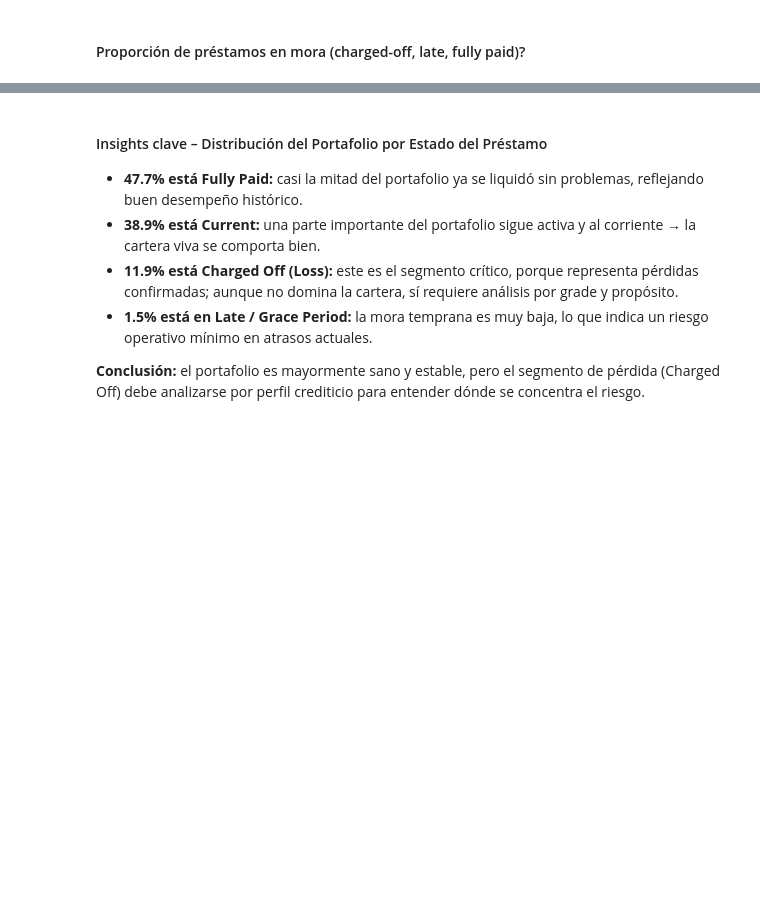
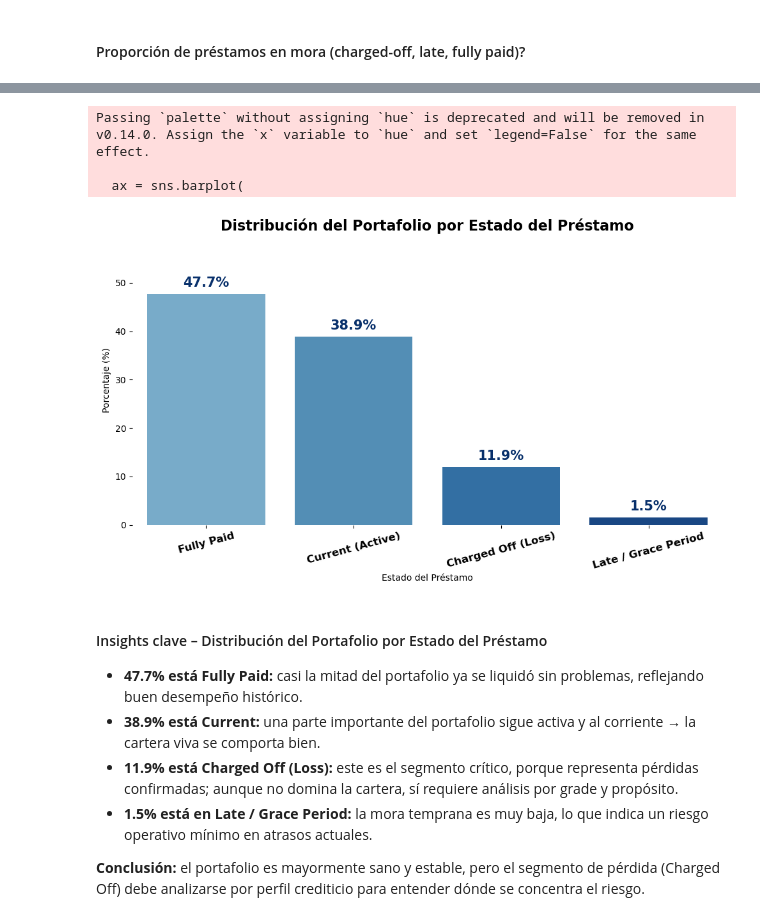
Before and after one commit to arturotowers/Proyecto_Lab_Indicadores, a Jupyter notebook: Notebook/Proyecto_LendingClub.ipynb, the cells around one changed output, grey strips where cells are left out. Cells and saved outputs as stored; diff of their text form; code cells hidden in the pictures; blank space fills up the shorter version.

```diff
--- a/Notebook/Proyecto_LendingClub.ipynb
+++ b/Notebook/Proyecto_LendingClub.ipynb
@@ -530,3 +677,62 @@ Passing `palette` without assigning `hue` is deprecated and will be removed in v
+# %%
+# 1. Agrupamos estados
+def simple_status(status):
+    if status in ['Fully Paid', 'Does not meet the credit policy. Status:Fully Paid']:
+        return 'Fully Paid'
+    elif status in ['Charged Off', 'Default', 'Does not meet the credit policy. Status:Charged Off']:
+        return 'Charged Off (Loss)'
+    elif status in ['Current']:
+        return 'Current (Active)'
+    else:
+        return 'Late / Grace Period'
+
+df_accepted['status_group'] = df_accepted['loan_status'].apply(simple_status)
+
+# 2. Proporciones
+status_counts = df_accepted['status_group'].value_counts(normalize=True) * 100
+
+# 3. Gráfico
+plt.figure(figsize=(10, 6))
+blue_palette = ['#6BAED6', '#4292C6', '#2171B5', '#084594']
+
+ax = sns.barplot(
+    x=status_counts.index,
+    y=status_counts.values,
+    palette=blue_palette
+)
+
+# Sin líneas de fondo
+sns.despine(left=True, bottom=True)
+ax.grid(False)
+ax.set_facecolor('white')
+
+# Títulos
+plt.title('Distribución del Portafolio por Estado del Préstamo', fontsize=16, fontweight='bold')
+plt.ylabel('Porcentaje (%)')
+plt.xlabel('Estado del Préstamo')
+plt.ylim(0, status_counts.max() + 12)
+
+# 📌 Etiquetas GRANDES y en NEGRITAS arriba de cada barra
+for i, v in enumerate(status_counts.values):
+    ax.text(
+        i,
+        v + 1,
+        f'{v:.1f}%',
+        ha='center',
+        va='bottom',
+        fontsize=15,       # ← más grande
+        fontweight='bold', # ← negritas
+        color='#08306B'    # azul oscuro elegante
+    )
+
+plt.xticks(rotation=15, fontsize=12, fontweight='bold')
+plt.tight_layout()
+plt.show()
+# %% [output]
+Passing `palette` without assigning `hue` is deprecated and will be removed in v0.14.0. Assign the `x` variable to `hue` and set `legend=False` for the same effect.
+
+  ax = sns.barplot(
+[figure, added]
 # %% [markdown]
 #### Insights clave – Distribución del Portafolio por Estado del Préstamo
 
```
Also changed, not shown: parts of 66 cells of this notebook.
